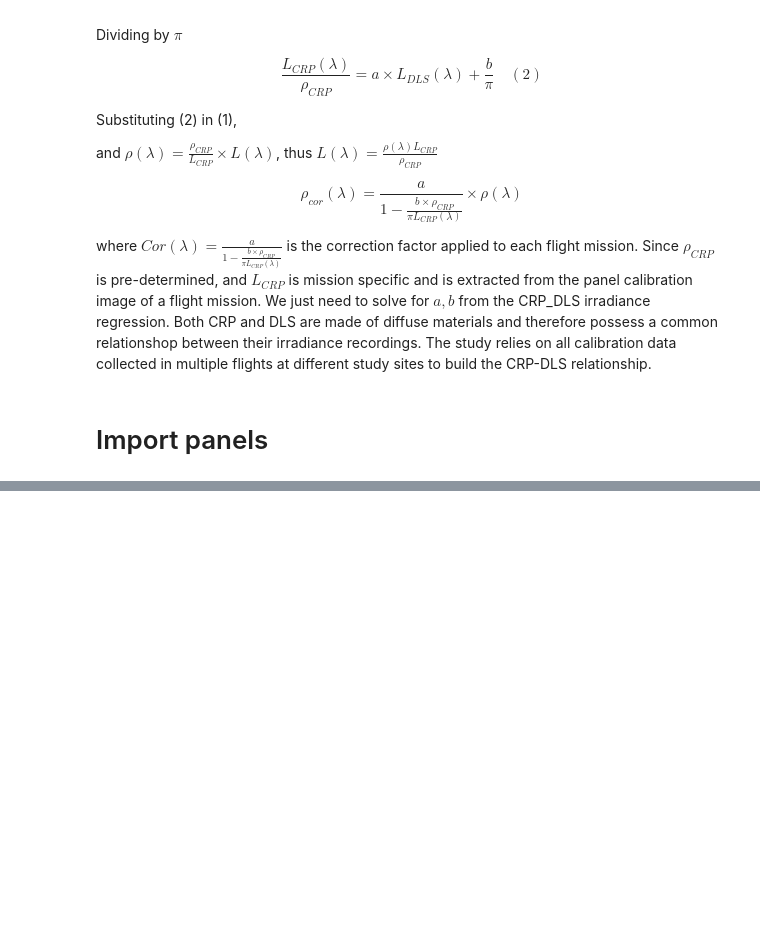
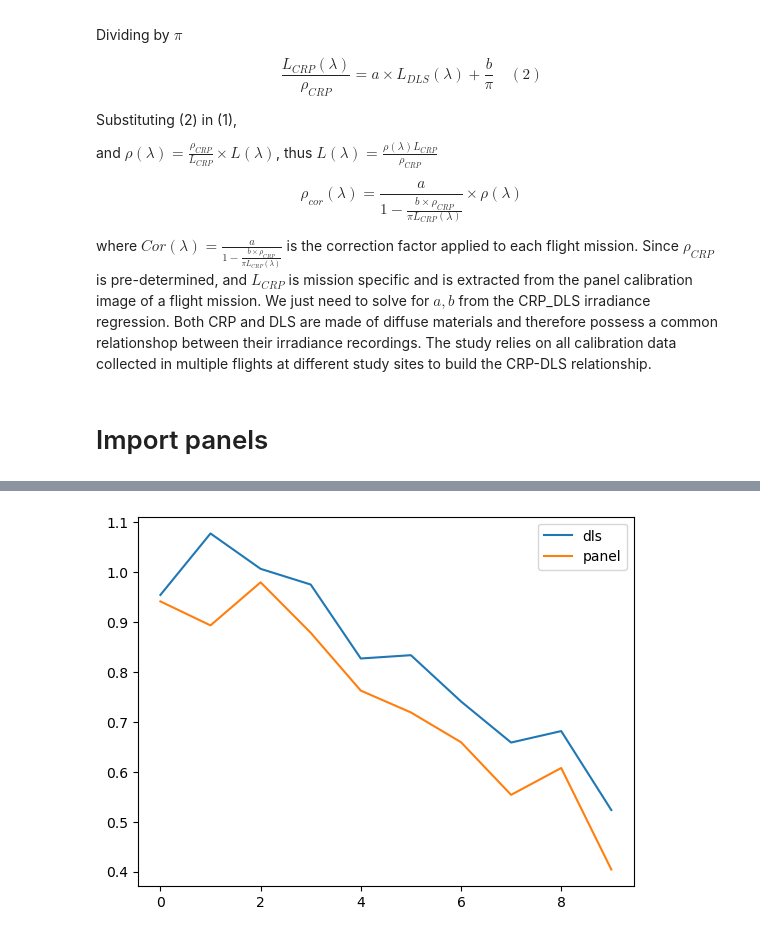
Before and after one commit to pakhuiying/sunglint_correction, a Jupyter notebook: radiometric_correction.ipynb, the cells around one changed output, grey strips where cells are left out. Saved outputs shown, nothing was run; the diff lists cells and outputs as text; code cells hidden in the pictures; blank space fills up the shorter version.

```diff
--- a/radiometric_correction.ipynb
+++ b/radiometric_correction.ipynb
@@ -201,0 +218,10 @@ list(panels_fp[-1].values())
+# %%
+import matplotlib.pyplot as plt
+
+plt.figure()
+plt.plot([i for i,w in sorted(zip(dls_panel_irr['dls'],center_wavelengths),key=lambda pair: pair[1])],label='dls')
+plt.plot([i for i,w in sorted(zip(dls_panel_irr['panel'],center_wavelengths),key=lambda pair: pair[1])],label='panel')
+plt.legend()
+plt.show()
+# %% [output]
+[figure, added]
```
Also changed, not shown: parts of 10 cells of this notebook, 6 other files.
